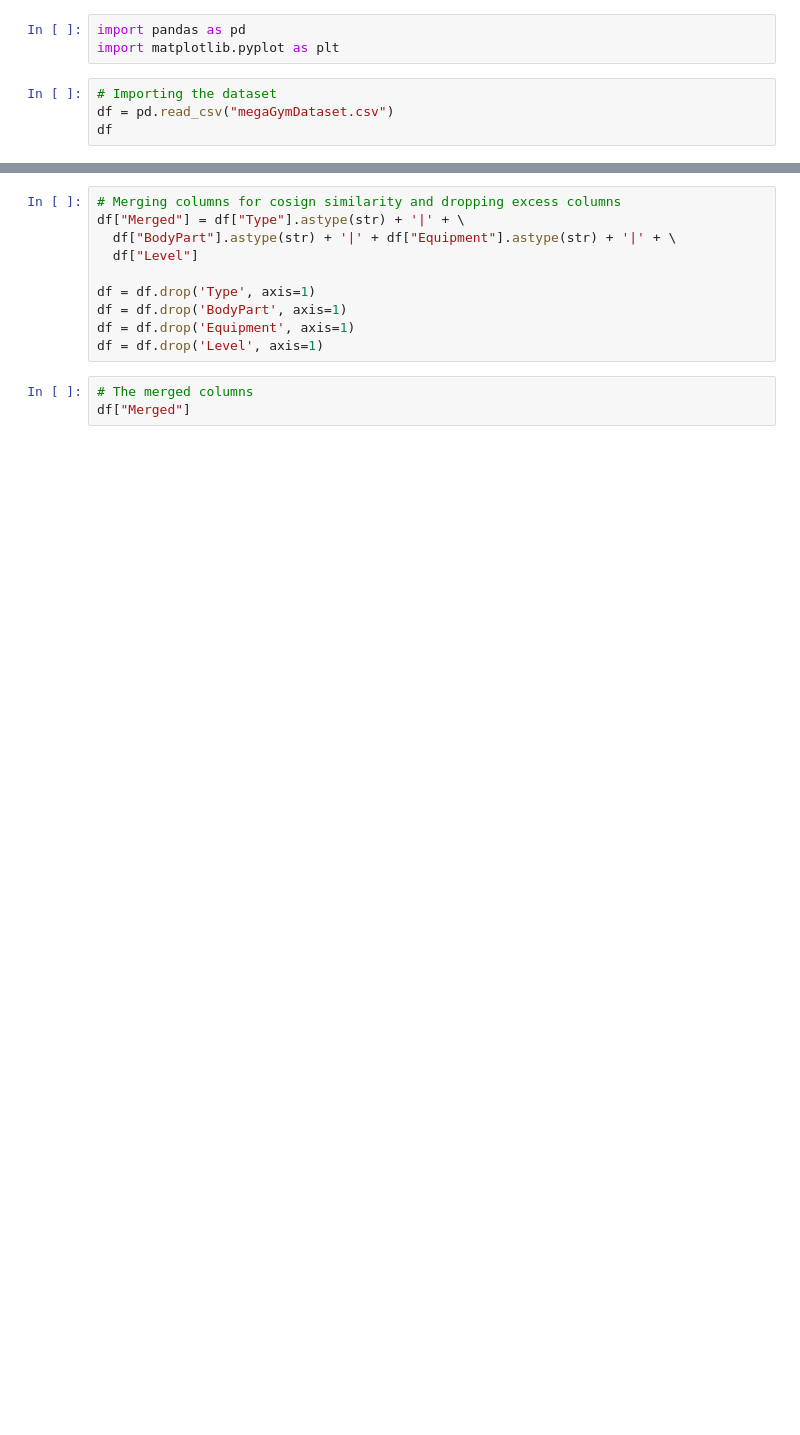
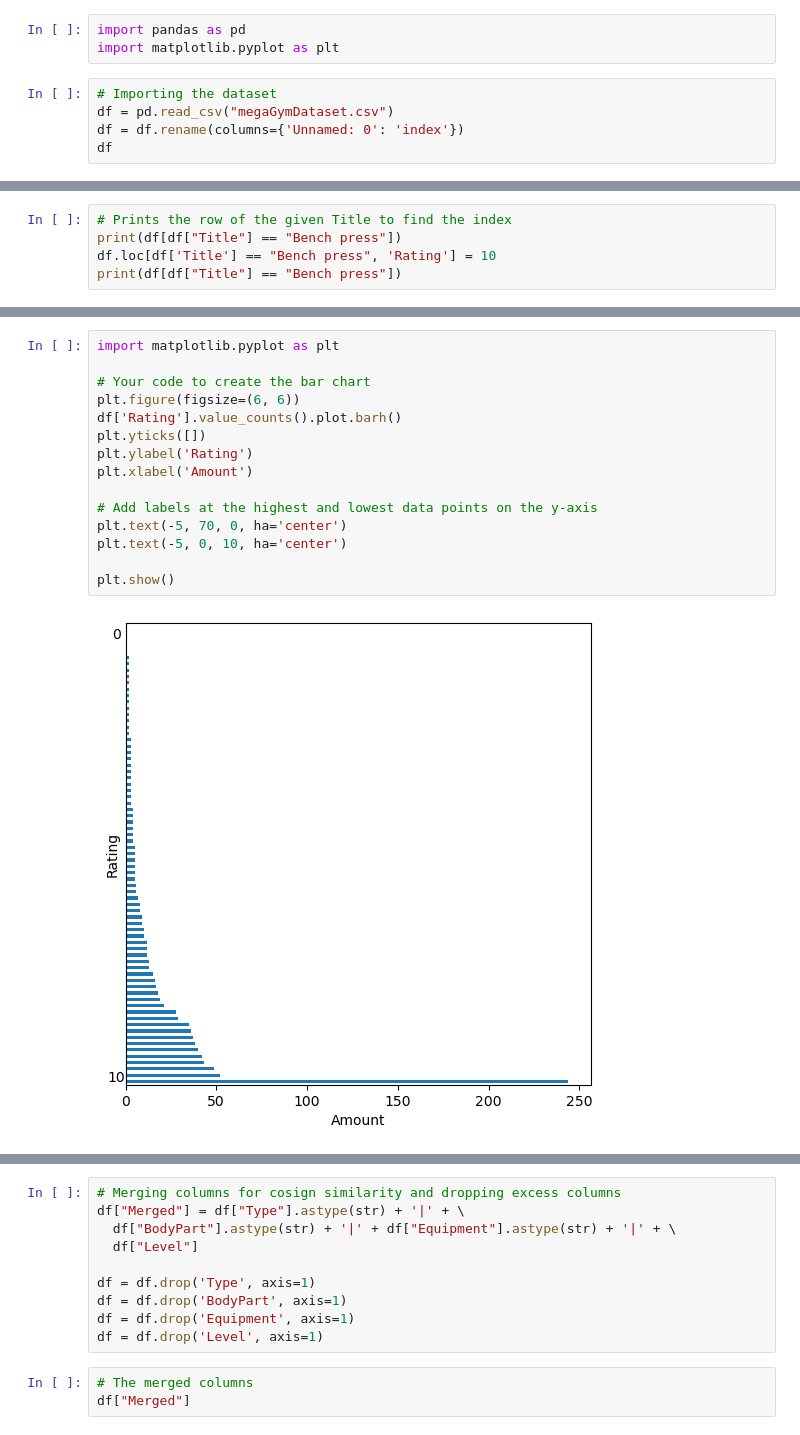
Before and after one commit to tordbm/Exercise-Recommender-System, a Jupyter notebook: recsys.ipynb, the cells around one changed output, grey strips where cells are left out. Drawn from its saved outputs; the diff is of its cells as text; blank space fills up the shorter version.

Commit message:
Lagt til ratings for alle øvelser

```diff
--- a/recsys.ipynb
+++ b/recsys.ipynb
@@ -4,4 +4,5 @@ import matplotlib.pyplot as plt
 # %%
 # Importing the dataset
 df = pd.read_csv("megaGymDataset.csv")
+df = df.rename(columns={'Unnamed: 0': 'index'})
 df
@@ -30,0 +91,5 @@ ratingSorted
+# %%
+# Prints the row of the given Title to find the index
+print(df[df["Title"] == "Bench press"])
+df.loc[df['Title'] == "Bench press", 'Rating'] = 10
+print(df[df["Title"] == "Bench press"])
@@ -30,0 +107,17 @@ ratingSorted
+# %%
+import matplotlib.pyplot as plt
+
+# Your code to create the bar chart
+plt.figure(figsize=(6, 6))
+df['Rating'].value_counts().plot.barh()
+plt.yticks([])
+plt.ylabel('Rating')
+plt.xlabel('Amount')
+
+# Add labels at the highest and lowest data points on the y-axis
+plt.text(-5, 70, 0, ha='center')
+plt.text(-5, 0, 10, ha='center')
+
+plt.show()
+# %% [output]
+[figure, added]
```
Also changed, not shown: parts of 23 cells of this notebook, 2 other files.
